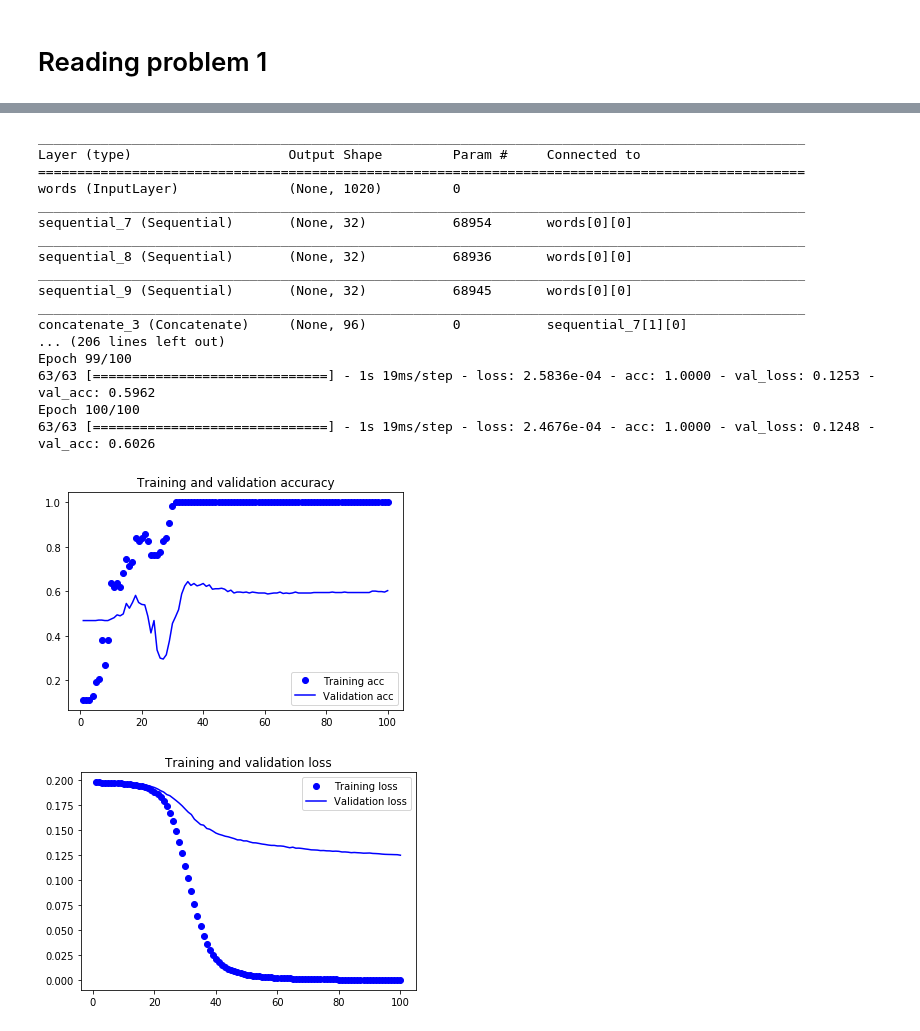
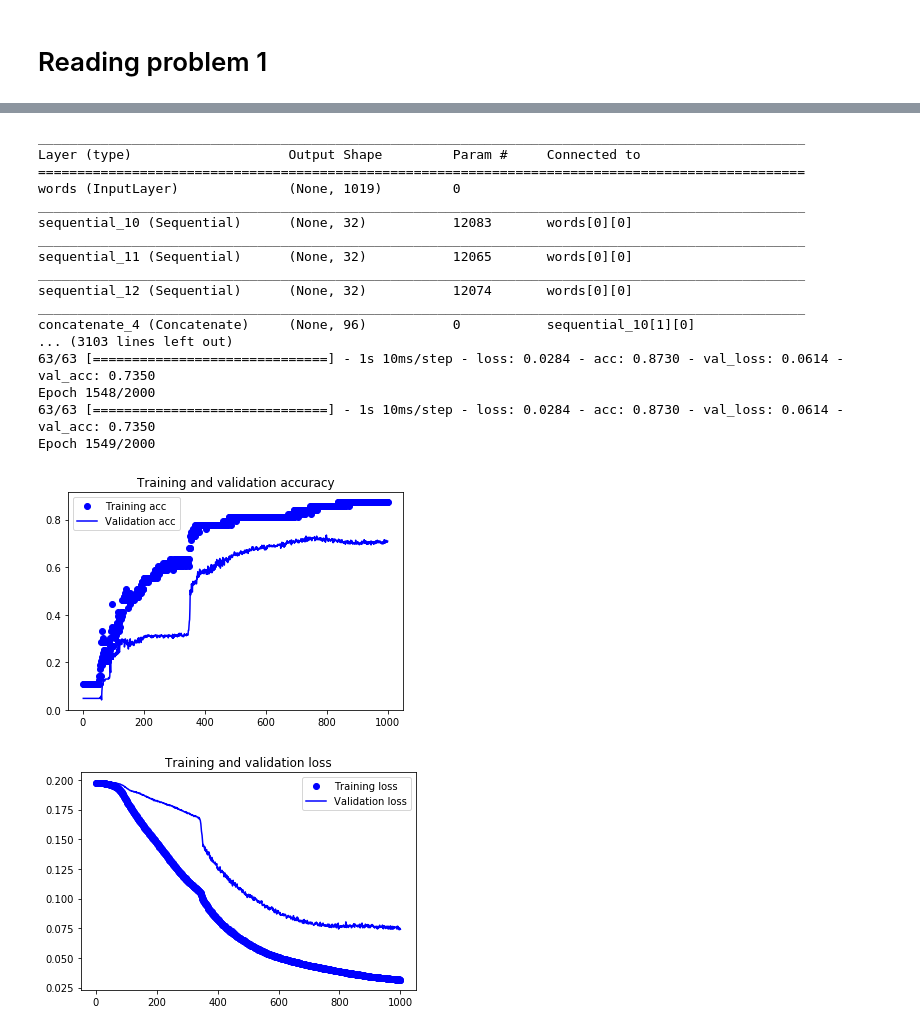
Before and after one commit to ErfanThinker/PAN19, a Jupyter notebook: my_solution.ipynb, the cells around one changed output, grey strips where cells are left out. Cells and saved outputs as stored; diff of their text form; code cells hidden in the pictures.

```diff
--- a/my_solution.ipynb
+++ b/my_solution.ipynb
@@ -236,7 +309,10 @@ conv_1d_s3_model.add(layers.SeparableConv1D(32, 3, activation='relu'))
 conv_1d_s3_model.add(layers.GlobalMaxPooling1D())
 # conv_1d_s3_model.add(layers.Dense(len(set(train_labels)), activation='softmax'))
 
+conv_1d_s3_model.layers[0].set_weights([w2d.word_embedding])
+conv_1d_s3_model.layers[0].trainable = False
 word_output_tensor_0 = conv_1d_s3_model(word_input_tensor)
+
 
 conv_1d_s1_model = Sequential()
 conv_1d_s1_model.add(layers.Embedding(w2d.word_embedding.shape[0], embedding_dim, input_length=maxlen))
@@ -246,6 +322,8 @@ conv_1d_s1_model.add(layers.SeparableConv1D(32, 1, activation='relu'))
 conv_1d_s1_model.add(layers.GlobalMaxPooling1D())
 # conv_1d_s1_model.add(layers.Dense(len(set(train_labels)), activation='softmax'))
 
+conv_1d_s1_model.layers[0].set_weights([w2d.word_embedding])
+conv_1d_s1_model.layers[0].trainable = False
 word_output_tensor_1 = conv_1d_s1_model(word_input_tensor)
 
 conv_1d_complex_model = Sequential()
@@ -261,6 +339,8 @@ conv_1d_complex_model.add(layers.SeparableConv1D(32, 2, activation='relu'))
 conv_1d_complex_model.add(layers.GlobalAveragePooling1D())
 # conv_1d_s1_model.add(layers.Dense(len(set(train_labels)), activation='softmax'))
 
+conv_1d_complex_model.layers[0].set_weights([w2d.word_embedding])
+conv_1d_complex_model.layers[0].trainable = False
 word_output_tensor_2 = conv_1d_complex_model(word_input_tensor)
 
 concatenated = layers.concatenate([word_output_tensor_0, word_output_tensor_1
@@ -280,7 +360,7 @@ model.compile(optimizer=optimizers.Adam(lr=3e-4),
               metrics=['acc'])
 history = model.fit(X_train, y_train,
                     validation_data=(X_val, y_val),
-                    epochs=100,
+                    epochs=2000,
                     batch_size=1)
 
 acc = history.history['acc']
@@ -307,19 +387,34 @@ plt.show()
 __________________________________________________________________________________________________
 Layer (type)                    Output Shape         Param #     Connected to
 ==================================================================================================
-words (InputLayer)              (None, 1020)         0
+words (InputLayer)              (None, 1019)         0
 __________________________________________________________________________________________________
-sequential_7 (Sequential)       (None, 32)           68954       words[0][0]
+sequential_10 (Sequential)      (None, 32)           12083       words[0][0]
 __________________________________________________________________________________________________
-sequential_8 (Sequential)       (None, 32)           68936       words[0][0]
+sequential_11 (Sequential)      (None, 32)           12065       words[0][0]
 __________________________________________________________________________________________________
-sequential_9 (Sequential)       (None, 32)           68945       words[0][0]
+sequential_12 (Sequential)      (None, 32)           12074       words[0][0]
 __________________________________________________________________________________________________
-concatenate_3 (Concatenate)     (None, 96)           0           sequential_7[1][0]
-... (206 lines left out)
-Epoch 99/100
-63/63 [==============================] - 1s 19ms/step - loss: 2.5836e-04 - acc: 1.0000 - val_loss: 0.1253 - val_acc: 0.5962
-Epoch 100/100
-63/63 [==============================] - 1s 19ms/step - loss: 2.4676e-04 - acc: 1.0000 - val_loss: 0.1248 - val_acc: 0.6026
+concatenate_4 (Concatenate)     (None, 96)           0           sequential_10[1][0]
+... (3103 lines left out)
+63/63 [==============================] - 1s 10ms/step - loss: 0.0284 - acc: 0.8730 - val_loss: 0.0614 - val_acc: 0.7350
+Epoch 1548/2000
+63/63 [==============================] - 1s 10ms/step - loss: 0.0284 - acc: 0.8730 - val_loss: 0.0614 - val_acc: 0.7350
+Epoch 1549/2000
-[figure, removed]
-[figure, removed]
+# %%
+plt.plot(epochs, acc, 'bo', label='Training acc')
+plt.plot(epochs, val_acc, 'b', label='Validation acc')
+plt.title('Training and validation accuracy')
+plt.legend()
+
+plt.figure()
+
+plt.plot(epochs, loss, 'bo', label='Training loss')
+plt.plot(epochs, val_loss, 'b', label='Validation loss')
+plt.title('Training and validation loss')
+plt.legend()
+
+plt.show()
+# %% [output]
+[figure, added]
+[figure, added]
```
Also changed, not shown: parts of 7 cells of this notebook, 3 other files.
